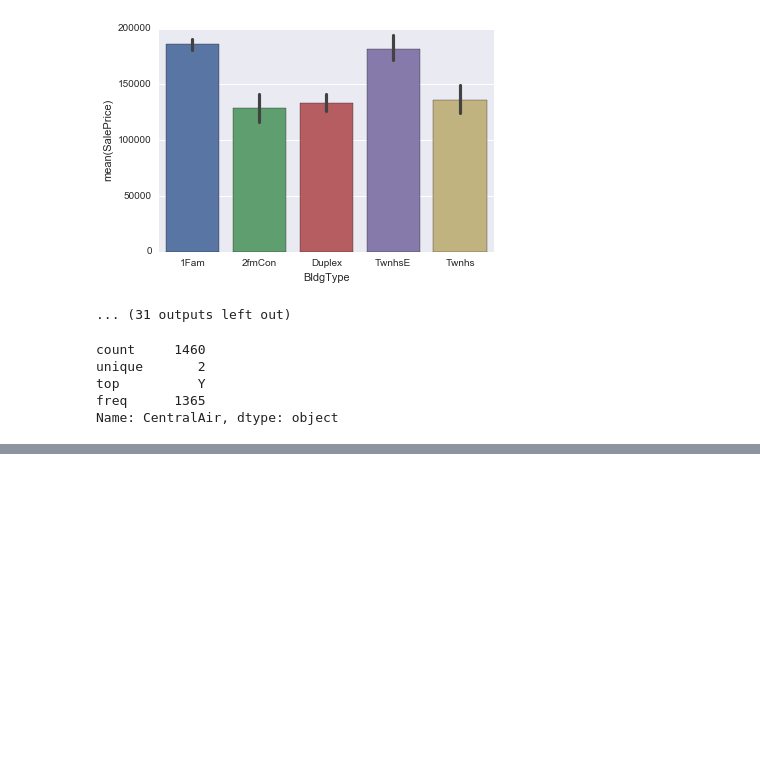
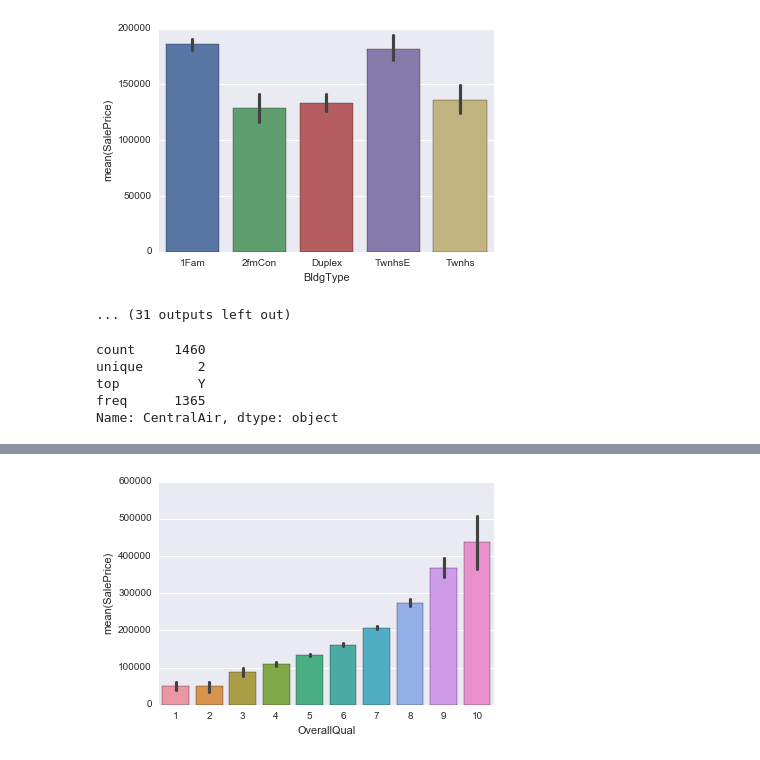
Before and after one commit to PhySci/ML_house_selling, a Jupyter notebook: Analisys.ipynb, the cells around one changed output, grey strips where cells are left out. Drawn from its saved outputs; the diff is of its cells as text; code cells hidden in the pictures; blank space fills up the shorter version.

```diff
--- a/Analisys.ipynb
+++ b/Analisys.ipynb
@@ -42,0 +71,4 @@ Name: CentralAir, dtype: object
+# %%
+sns.barplot(x="OverallQual", y="SalePrice", data=data);
+# %% [output]
+[figure, added]
```
Also changed, not shown: parts of 6 cells of this notebook, 2 other files.
